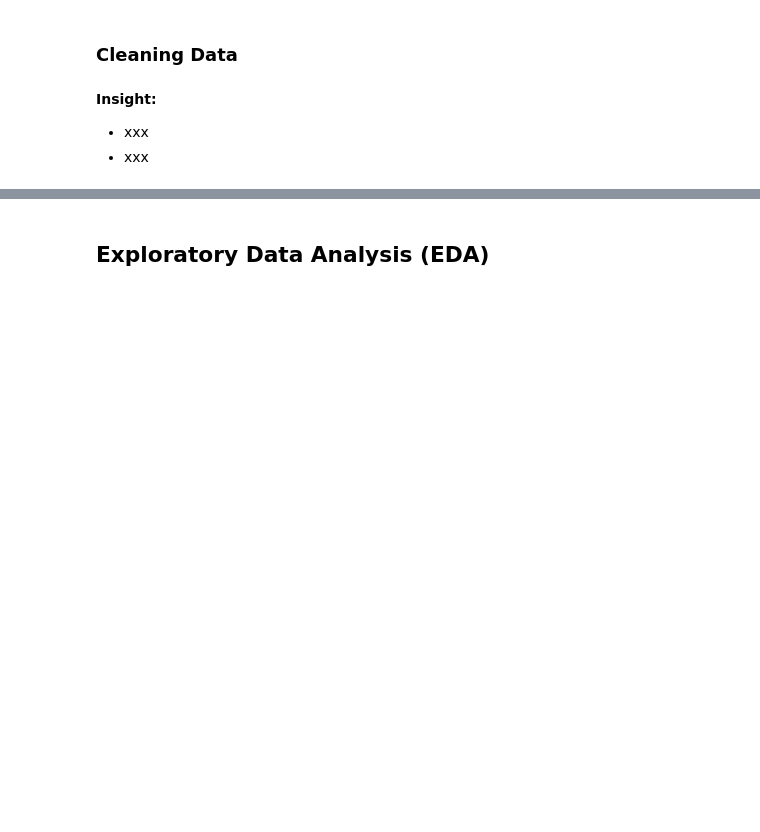
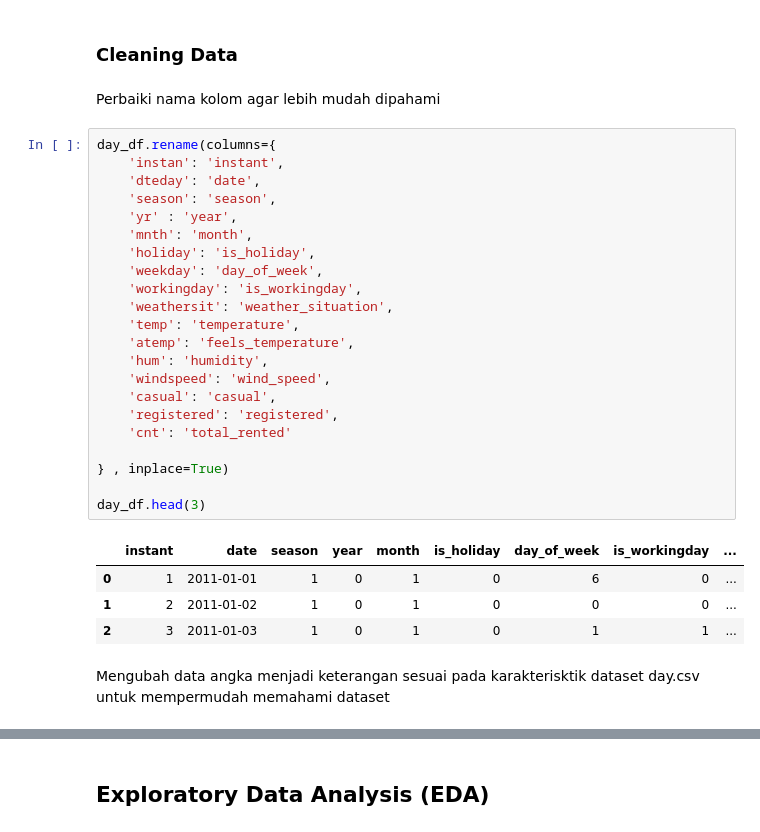
Before and after one commit to Dvaalmeyda/submission-proyek-analisis-data, a Jupyter notebook: Proyek_Analisis_Data.ipynb, the cells around one changed output, grey strips where cells are left out. Saved outputs shown, nothing was run; the diff lists cells and outputs as text; blank space fills up the shorter version.

```diff
--- a/Proyek_Analisis_Data.ipynb
+++ b/Proyek_Analisis_Data.ipynb
@@ -32,6 +146,33 @@ import seaborn as sns
 # %% [markdown]
 ### Cleaning Data
-# %% [markdown]
-**Insight:**
-- xxx
-- xxx
+# %% [markdown]
+Perbaiki nama kolom agar lebih mudah dipahami
+# %%
+day_df.rename(columns={
+    'instan': 'instant',
+    'dteday': 'date',
+    'season': 'season',
+    'yr' : 'year',
+    'mnth': 'month',
+    'holiday': 'is_holiday',
+    'weekday': 'day_of_week',
+    'workingday': 'is_workingday',
+    'weathersit': 'weather_situation',
+    'temp': 'temperature',
+    'atemp': 'feels_temperature',
+    'hum': 'humidity',
+    'windspeed': 'wind_speed',
+    'casual': 'casual',
+    'registered': 'registered',
+    'cnt': 'total_rented'
+
+} , inplace=True)
+
+day_df.head(3)
+# %% [output]
+|  | instant | date | season | year | month | is_holiday | day_of_week | is_workingday | ... |
+| 0 | 1 | 2011-01-01 | 1 | 0 | 1 | 0 | 6 | 0 | ... |
+| 1 | 2 | 2011-01-02 | 1 | 0 | 1 | 0 | 0 | 0 | ... |
+| 2 | 3 | 2011-01-03 | 1 | 0 | 1 | 0 | 1 | 1 | ... |
+# %% [markdown]
+Mengubah data angka menjadi keterangan sesuai pada karakterisktik dataset day.csv untuk mempermudah memahami dataset
```
Also changed, not shown: parts of 22 cells of this notebook.
